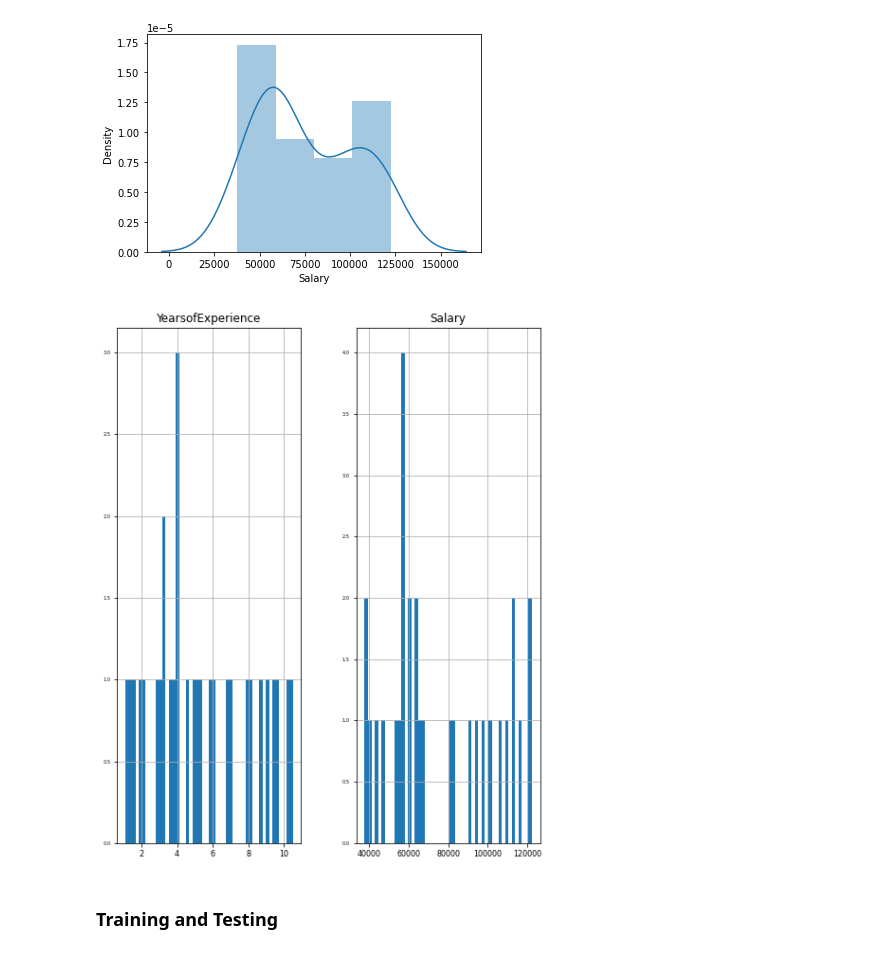
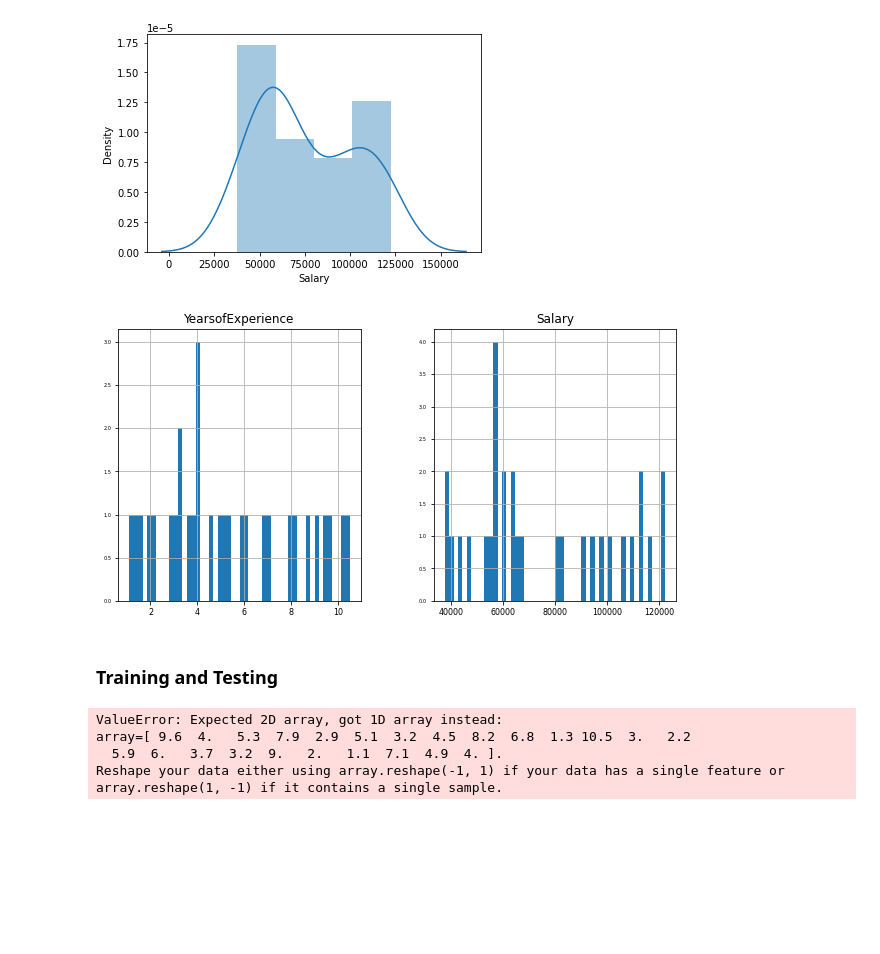
Before and after one commit to gideon-ogunbanjo/CREE, a Jupyter notebook: cree.ipynb, the cells around one changed output. Drawn from its saved outputs; the diff is of its cells as text; code cells hidden in the pictures; blank space fills up the shorter version.

Commit message:
plotted the distribution of numerical features with a histogram

```diff
--- a/cree.ipynb
+++ b/cree.ipynb
@@ -145,9 +145,9 @@ sns.distplot(data.Salary)
 [figure]
 # %%
 #plotting the distribution of the numerical features with a histogram
-data.hist(figsize=(8, 10), bins=50, xlabelsize=8, ylabelsize=5);
+data.hist(figsize=(10, 5), bins=50, xlabelsize=8, ylabelsize=5);
 # %% [output]
-[figure, old version]
+[figure, new version]
 # %% [markdown]
 ### Training and Testing
 # %%
@@ -156,3 +156,11 @@ X_train, X_test, y_train, y_test = train_test_split(data["YearsofExperience"], d
 # %%
 # creating a linear regression model
 model = LinearRegression()
+# %%
+#fitting the model
+model.fit(X_train, y_train)
+# %% [output]
+ValueError: Expected 2D array, got 1D array instead:
+array=[ 9.6  4.   5.3  7.9  2.9  5.1  3.2  4.5  8.2  6.8  1.3 10.5  3.   2.2
+  5.9  6.   3.7  3.2  9.   2.   1.1  7.1  4.9  4. ].
+Reshape your data either using array.reshape(-1, 1) if your data has a single feature or array.reshape(1, -1) if it contains a single sample.
```
